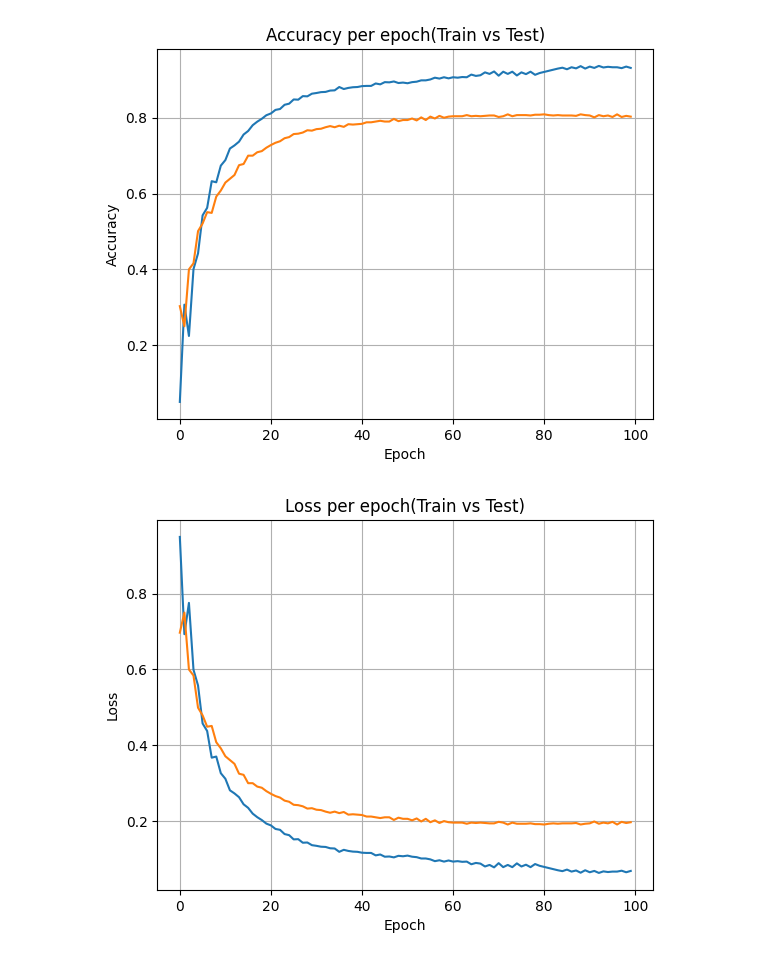
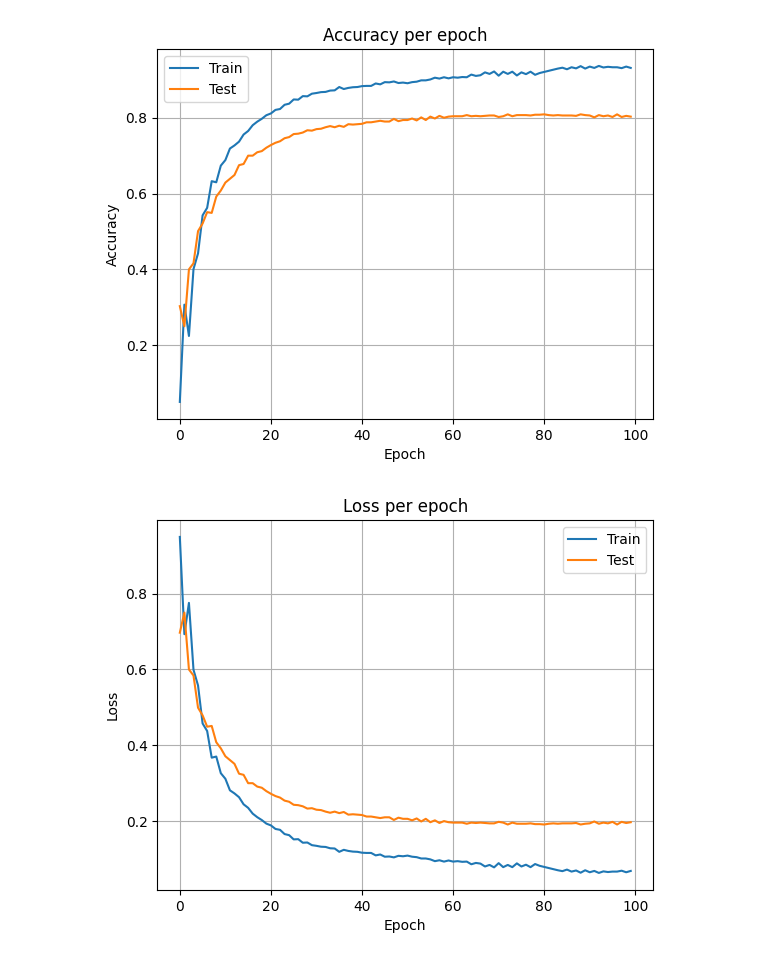
Before and after one commit to RwikKamilya/intro_dl_ass_0, a Jupyter notebook: src/task_2/part_2.ipynb, the cells around one changed output. Cells and saved outputs as stored; diff of their text form; code cells hidden in the pictures.

Commit message:
Task 2. Part 2 Figure Updated

```diff
--- a/src/task_2/part_2.ipynb
+++ b/src/task_2/part_2.ipynb
@@ -95,26 +95,26 @@ Epoch 097 | train acc: 0.9332 | train loss: 0.0668 | test acc: 0.8090 | test los
 Epoch 098 | train acc: 0.9309 | train loss: 0.0691 | test acc: 0.8020 | test loss: 0.1980
 Epoch 099 | train acc: 0.9350 | train loss: 0.0650 | test acc: 0.8050 | test loss: 0.1950
 Epoch 100 | train acc: 0.9315 | train loss: 0.0685 | test acc: 0.8030 | test loss: 0.1970
-# %%
-import matplotlib.pyplot as plt
-
-plt.figure()
-plt.plot(range(len(train_acc_hist)), train_acc_hist, label="Train", color="tab:blue")
-plt.plot(range(len(test_acc_hist)), test_acc_hist,  label="Test",  color="tab:orange")
-plt.xlabel("Epoch")
-plt.ylabel("Accuracy")
-plt.title("Accuracy per epoch(Train vs Test)")
-plt.grid(True)
-
-plt.figure()
-plt.plot(range(len(train_loss_hist)), train_loss_hist, label="Train", color="tab:blue")
-plt.plot(range(len(test_loss_hist)), test_loss_hist,  label="Test",  color="tab:orange")
-plt.xlabel("Epoch")
-plt.ylabel("Loss")
-plt.title("Loss per epoch(Train vs Test)")
-plt.grid(True)
-
-plt.show()
-# %% [output]
-[figure, removed]
-[figure, removed]
+# %%
+import matplotlib.pyplot as plt
+
+plt.figure()
+plt.plot(range(len(train_acc_hist)), train_acc_hist, label="Train", color="tab:blue")
+plt.plot(range(len(test_acc_hist)), test_acc_hist,  label="Test",  color="tab:orange")
+plt.xlabel("Epoch")
+plt.ylabel("Accuracy")
+plt.title("Accuracy per epoch")
+plt.grid(True); plt.legend()
+
+plt.figure()
+plt.plot(range(len(train_loss_hist)), train_loss_hist, label="Train", color="tab:blue")
+plt.plot(range(len(test_loss_hist)), test_loss_hist,  label="Test",  color="tab:orange")
+plt.xlabel("Epoch")
+plt.ylabel("Loss")
+plt.title("Loss per epoch")
+plt.grid(True); plt.legend()
+
+plt.show()
+# %% [output]
+[figure, added]
+[figure, added]
```
